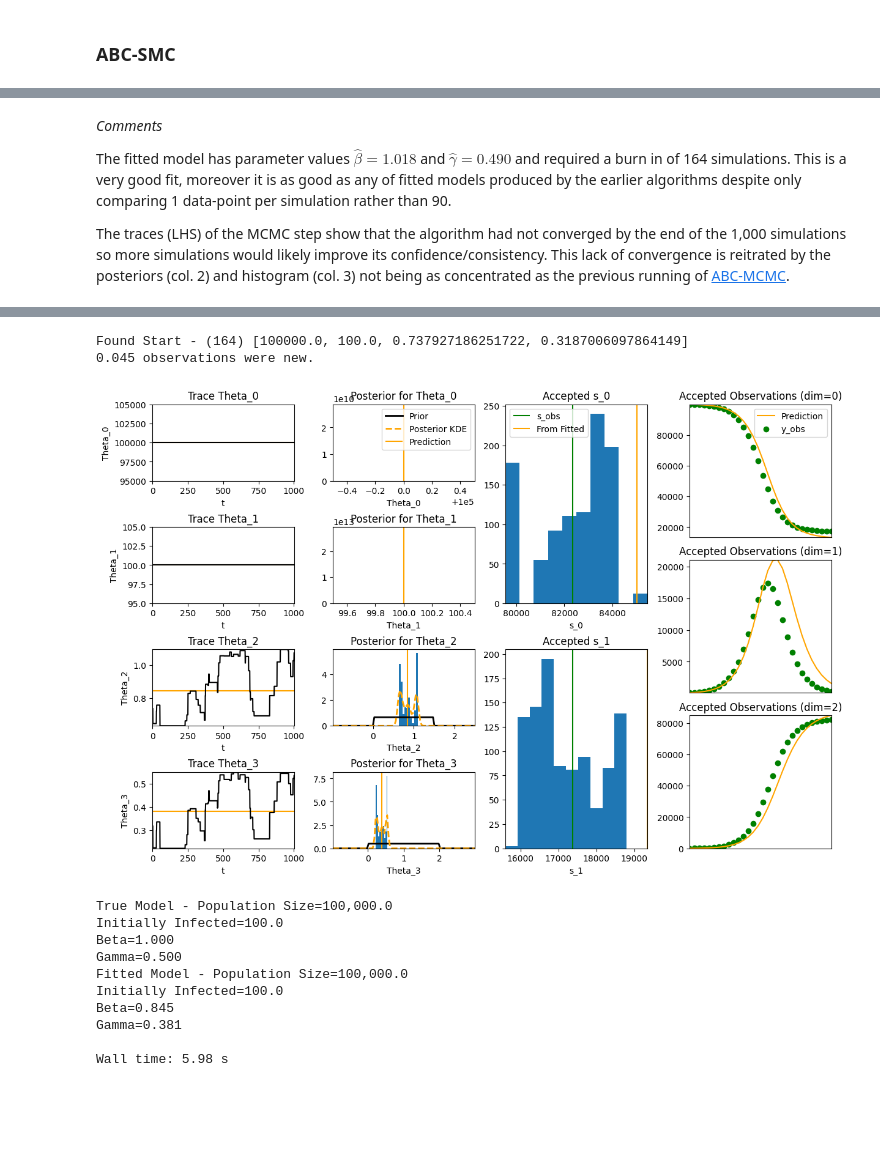
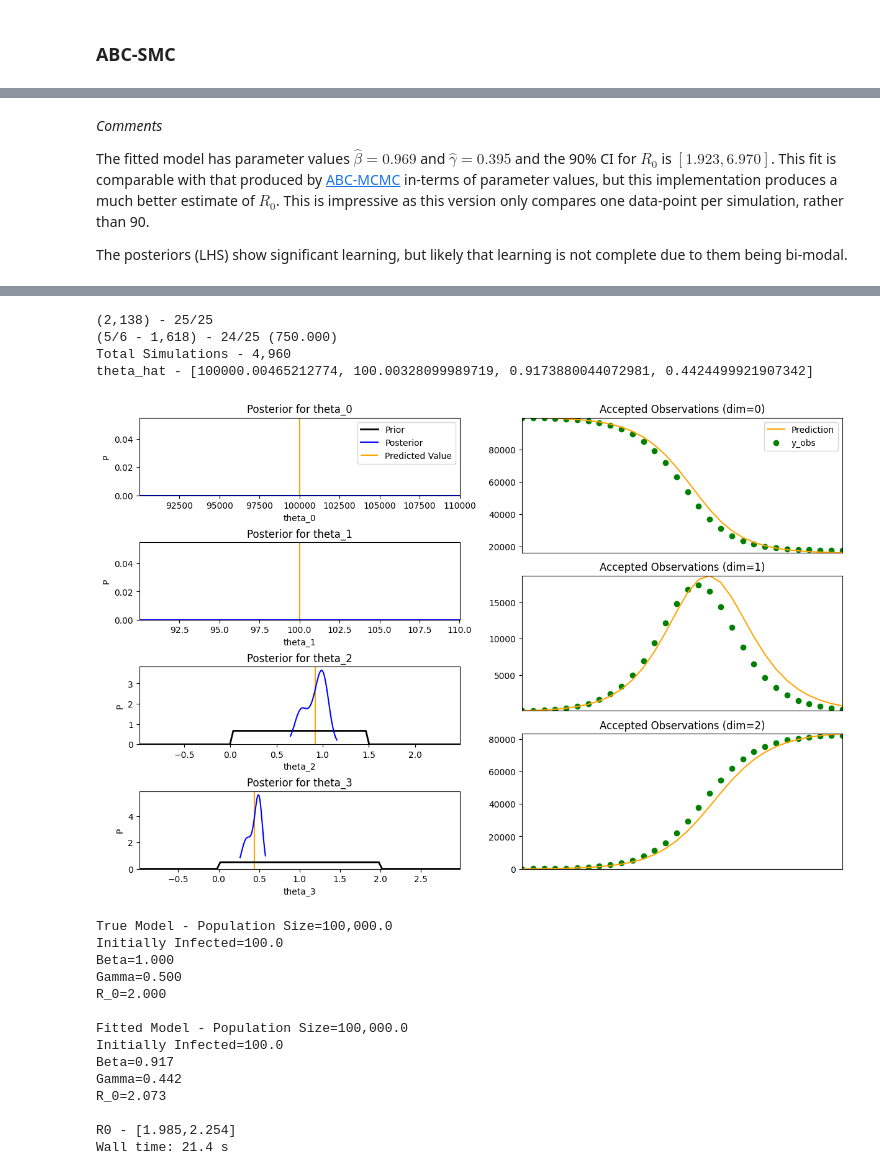
Before and after one commit to dajhutchinson/bayesian-modelling-of-epidemic-events, a Jupyter notebook: Code/SIR_Notebook.ipynb, the cells around one changed output, grey strips where cells are left out. Drawn from its saved outputs; the diff is of its cells as text; code cells hidden in the pictures; blank space fills up the shorter version.

```diff
--- a/Code/SIR_Notebook.ipynb
+++ b/Code/SIR_Notebook.ipynb
@@ -198,7 +199,8 @@ class SIRModel(Model):
         printing_str="Population Size={:,.1f}\n".format(self.population_size)
         printing_str+="Initially Infected={:,.1f}\n".format(self.initially_infected)
         printing_str+="Beta={:.3f}\n".format(self.beta)
-        printing_str+="Gamma={:.3f}".format(self.gamma)
+        printing_str+="Gamma={:.3f}\n".format(self.gamma)
+        printing_str+="R_0={:.3f}".format(self.beta/self.gamma)
 
         return printing_str
 # %% [markdown]
@@ -232,3 +234,12 @@ Extensions
+# %%
+def estimate_r0(accepted_params,interval_width=.9):
+    if (interval_width<=0) or (interval_width>=1): raise ValueError("`interval_width` must be in (0,1)")
+    r0s=[beta/gamma for [_,_,beta,gamma] in accepted_params]
+
+    lower_bound=(1-interval_width)/2
+    upper_bound=1-lower_bound
+
+    return np.quantile(r0s,lower_bound),np.quantile(r0s,upper_bound)
 # %% [markdown]
 ## SIR and ABC
 # %% [markdown]
@@ -423,37 +472,54 @@ Wall time: 5.59 s
 # %% [markdown]
 *Comments*
 
-The fitted model has parameter values $\hat\beta=1.018$ and $\hat\gamma=0.490$ and required a burn in of 164 simulations. This is a very good fit, moreover it is as good as any of fitted models produced by the earlier algorithms despite only comparing 1 data-point per simulation rather than 90.
+The fitted model has parameter values $\hat\beta=0.969$ and $\hat\gamma=0.395$ and the 90% CI for $R_0$ is $[1.923,6.970]$. This fit is comparable with that produced by [ABC-MCMC](#ABC-MCMC) in-terms of parameter values, but this implementation produces a much better estimate of $R_0$. This is impressive as this version only compares one data-point per simulation, rather than 90.
 
-The traces (LHS) of the MCMC step show that the algorithm had not converged by the end of the 1,000 simulations so more simulations would likely improve its confidence/consistency. This lack of convergence is reitrated by the posteriors (col. 2) and histogram (col. 3) not being as concentrated as the previous running of [ABC-MCMC](#ABC-MCMC).
+The posteriors (LHS) show significant learning, but likely that learning is not complete due to them being bi-modal.
 # %% [markdown]
 <a id="better_ss_2"></a>
 # %%
 %%time
-# ABC-MCMC \w I AND R peak
+# ABC-SMC \w I AND R peak
 np.random.seed(16111998) # Fix random seed
-sir_priors=[stats.uniform(100000,0),stats.uniform(100,0),stats.uniform(0,1.5),stats.uniform(0,2)]
-perturbance_kernels = [lambda x:x]*2 + [lambda x:x+stats.norm(0,.1).rvs(1)[0]]*2
+sir_priors=[stats.uniform(100000,.01),stats.uniform(100,.01),stats.uniform(0,1.5),stats.uniform(0,2)]
 
-fitted_model=ABC.abc_mcmc(n_obs=30,y_obs=sir_model.observe(),fitting_model=sir_model.copy([1,1,1,1]),priors=sir_priors,
-    chain_length=1000,perturbance_kernels=perturbance_kernels,acceptance_kernel=ABC.gaussian_kernel,scaling_factor=1500,
+perturbance_variance=.1
+perturbance_kernels = [lambda x:x]*2 + [lambda x:x+stats.norm(0,perturbance_variance).rvs(1)[0]]*2
+perturbance_kernel_probability = [lambda x,y:1]*2 + [lambda x,y:stats.norm(0,perturbance_variance).pdf(x-y)]*2
+
+scaling_factors=list(np.linspace(5000,750,6))
+
+fitted_model,accepted_params=ABC.abc_smc(n_obs=30,y_obs=sir_model.observe(),fitting_model=sir_model.copy([1,1,1,1]),priors=sir_priors,
+    num_steps=6,sample_size=25,scaling_factors=scaling_factors,perturbance_kernels=perturbance_kernels,
+    perturbance_kernel_probability=perturbance_kernel_probability,acceptance_kernel=ABC.gaussian_kernel,
     summary_stats=[removed_peak_ss,infected_peak_ss])
-print("True Model - {}".format(sir_model))
+
+print("True Model - {}\n".format(sir_model))
 print("Fitted Model - {}\n".format(fitted_model))
+
+# 90% CI for R0 value
+r0_estimate=estimate_r0(accepted_params)
+print("R0 - [{:.3f},{:.3f}]".format(r0_estimate[0],r0_estimate[1]))
 # %% [output]
-Found Start - (164) [100000.0, 100.0, 0.737927186251722, 0.3187006097864149]
-0.045 observations were new.
+(2,138) - 25/25
+(5/6 - 1,618) - 24/25 (750.000)
+Total Simulations - 4,960
+theta_hat - [100000.00465212774, 100.00328099989719, 0.9173880044072981, 0.4424499921907342]
-[figure, old version]
+[figure, new version]
 True Model - Population Size=100,000.0
 Initially Infected=100.0
 Beta=1.000
 Gamma=0.500
+R_0=2.000
+
 Fitted Model - Population Size=100,000.0
 Initially Infected=100.0
-Beta=0.845
-Gamma=0.381
+Beta=0.917
+Gamma=0.442
+R_0=2.073
 
-Wall time: 5.98 s
+R0 - [1.985,2.254]
+Wall time: 21.4 s
 # %% [markdown]
 *Comments*
 
```
Also changed, not shown: parts of 18 cells of this notebook, 4 other files.
